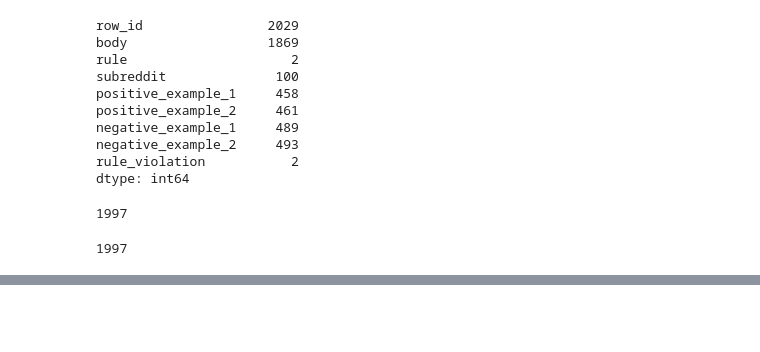
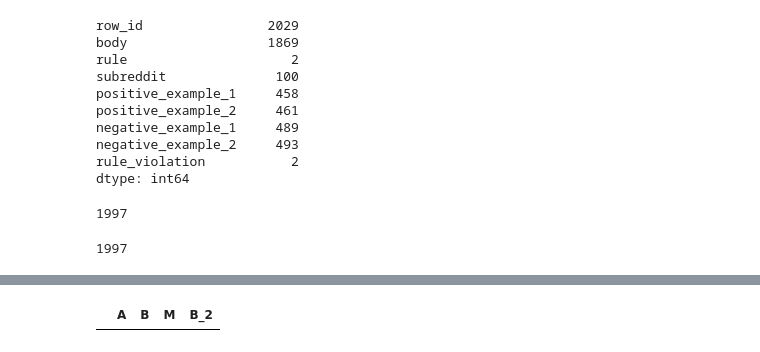
Before and after one commit to felix-newman/jigsaw, a Jupyter notebook: notebooks/eda.ipynb, the cells around one changed output, grey strips where cells are left out. Saved outputs shown, nothing was run; the diff lists cells and outputs as text; code cells hidden in the pictures; blank space fills up the shorter version.

```diff
--- a/notebooks/eda.ipynb
+++ b/notebooks/eda.ipynb
@@ -195,0 +195,5 @@ Only 'A' and 'D' appear once, so they're NOT marked as duplicates
+# %%
+final = a.join(b, on="B", rsuffix="_2", how="inner")
+final.head()
+# %% [output]
+|  | A | B | M | B_2 |
```
Also changed, not shown: parts of 7 cells of this notebook, 2 other files.
